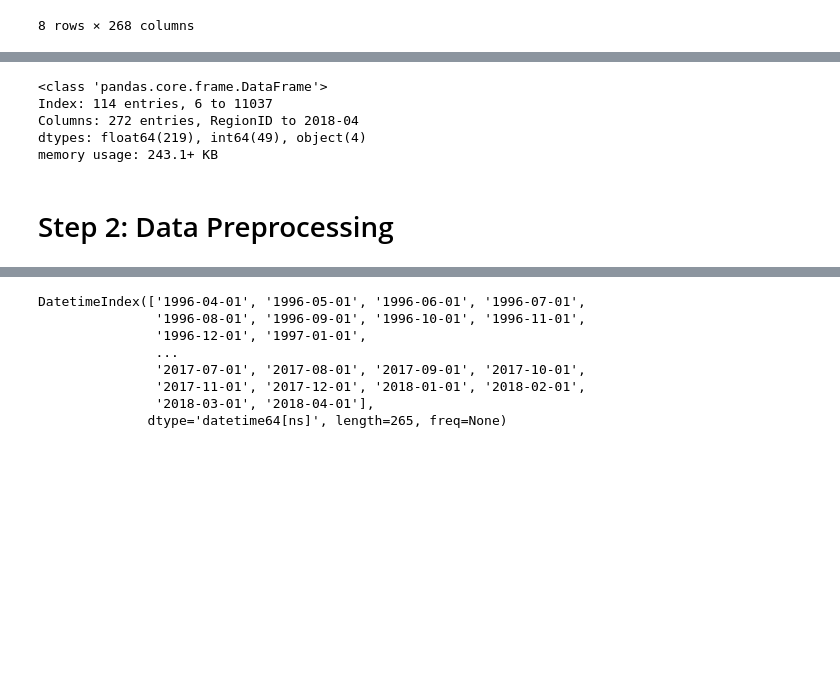
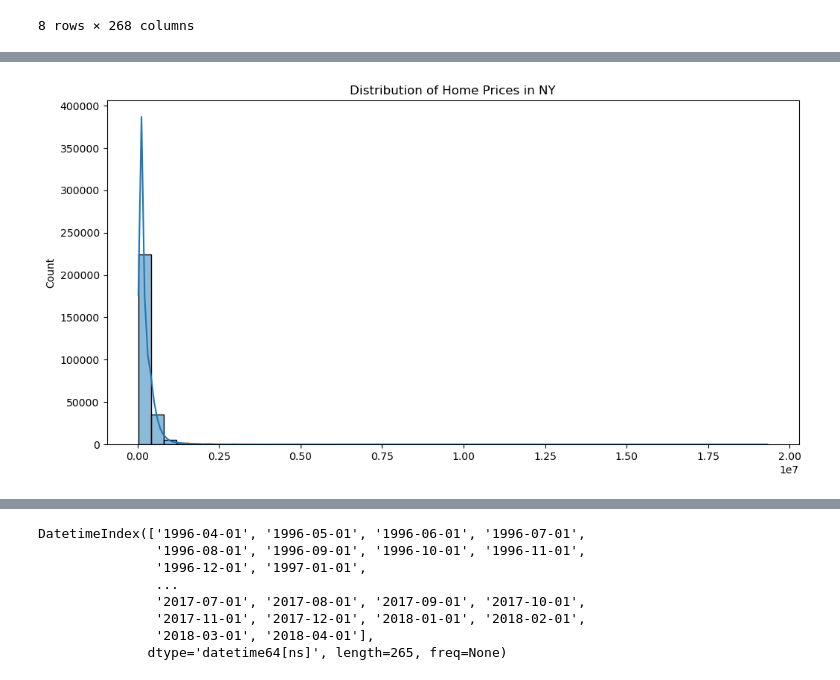
Before and after one commit to hannahdallas/zillow_time_series_model, a Jupyter notebook: notebook.ipynb, the cells around one changed output, grey strips where cells are left out. Cells and saved outputs as stored; diff of their text form; code cells hidden in the pictures; blank space fills up the shorter version.

Commit message:
Added to data prep and eda

```diff
--- a/notebook.ipynb
+++ b/notebook.ipynb
@@ -91,0 +97,3 @@ df.describe()
+# %%
+# Filter for Neew York State
+ny_df = df[df['State'] == 'NY']
@@ -91,0 +149,3 @@ df.describe()
+# %%
+# Fill nul;s with median
+ny_df.fillna(method='bfill', inplace=True)
@@ -92 +211,9 @@ df.describe()
+# %%
+# Visualization: Distribution of home prices
+plt.figure(figsize=(12, 6))
+sns.histplot(ny_df.iloc[:, 7:].stack(), bins=50, kde=True)
+plt.title('Distribution of Home Prices in NY')
+plt.show()
+# %% [output]
+[figure, added]
 # %%
@@ -94,11 +220 @@ df.describe()
 nyc_df = df[df['City'] == 'New York']
-# %%
-nyc_df.info()
-# %% [output]
-<class 'pandas.core.frame.DataFrame'>
-Index: 114 entries, 6 to 11037
-Columns: 272 entries, RegionID to 2018-04
-dtypes: float64(219), int64(49), object(4)
-memory usage: 243.1+ KB
-# %% [markdown]
-# Step 2: Data Preprocessing
```
Also changed, not shown: parts of 72 cells of this notebook.
